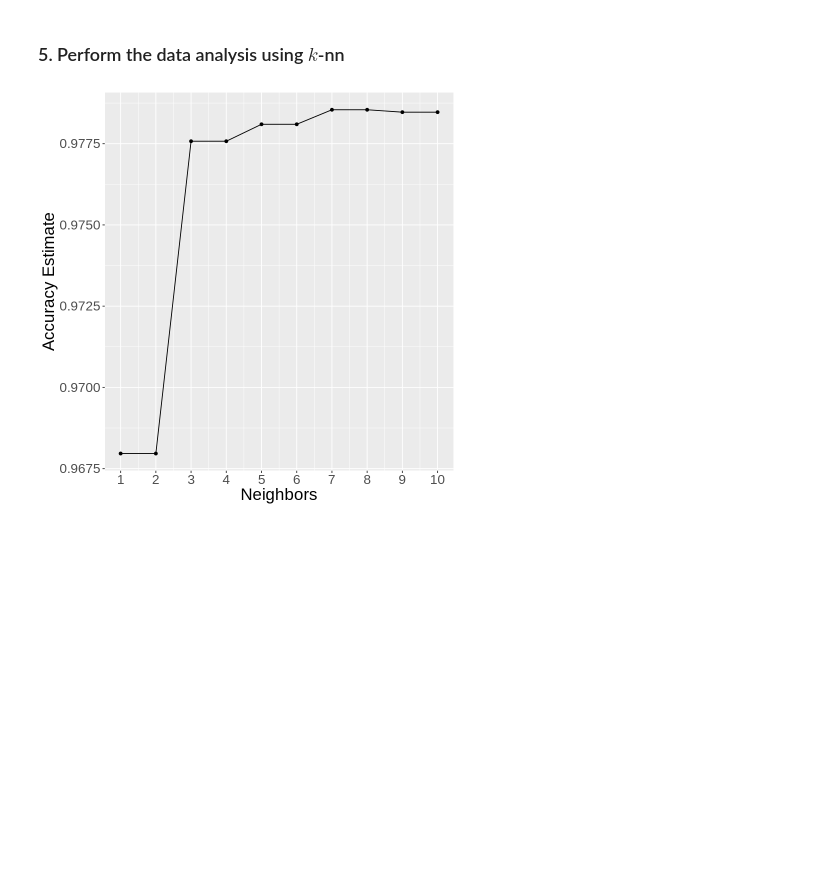
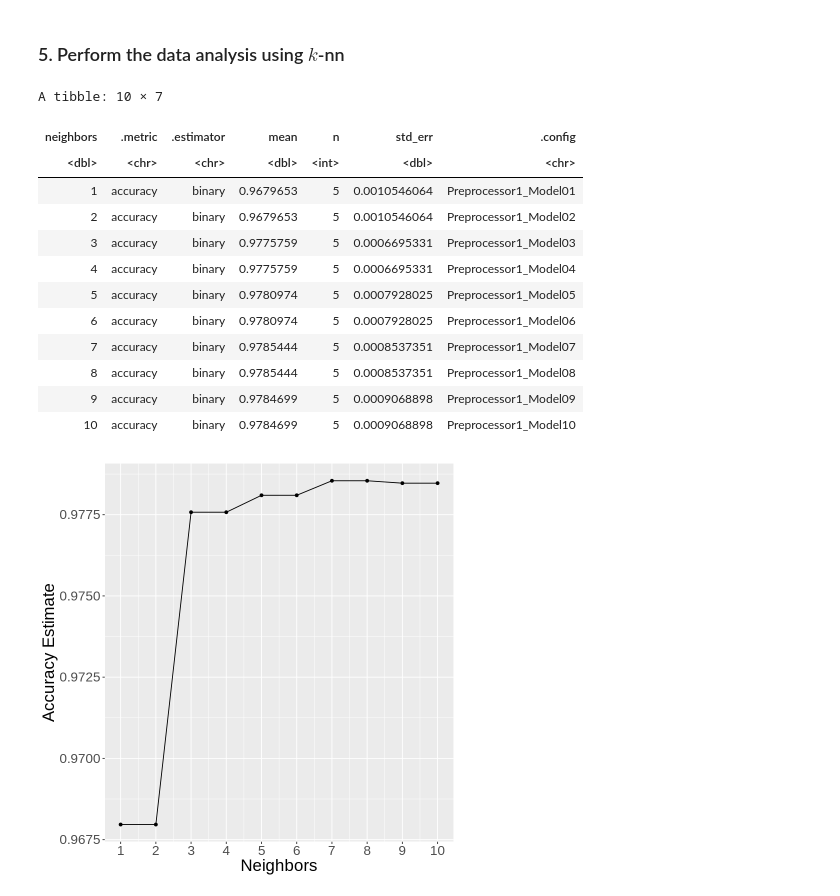
Before and after one commit to susanyliu/dsci100-project144new, a Jupyter notebook: Pulsar_star_project-2.ipynb, the cells around one changed output. Drawn from its saved outputs; the diff is of its cells as text; code cells hidden in the pictures; blank space fills up the shorter version.

```diff
--- a/Pulsar_star_project-2.ipynb
+++ b/Pulsar_star_project-2.ipynb
@@ -250,11 +257,27 @@ knn_spec <- nearest_neighbor(weight_func = "rectangular", neighbors = tune()) |>
 # %%
 set.seed(144)
 
 k_vals = tibble(neighbors = seq(from = 1, to = 10, by = 1))
 
-# tune grid
+# tune grid and find accuracies
 knn_results <- workflow() |>
      add_recipe(pulsar_recipe) |>
      add_model(knn_spec) |>
      tune_grid(resamples = pulsar_vfold, grid = k_vals) |>
-     collect_metrics()
+     collect_metrics() |>
+     filter(.metric == "accuracy")
+knn_results
+# %% [output]
+A tibble: 10 × 7
+| neighbors | .metric | .estimator | mean | n | std_err | .config |
+| <dbl> | <chr> | <chr> | <dbl> | <int> | <dbl> | <chr> |
+| 1 | accuracy | binary | 0.9679653 | 5 | 0.0010546064 | Preprocessor1_Model01 |
+| 2 | accuracy | binary | 0.9679653 | 5 | 0.0010546064 | Preprocessor1_Model02 |
+| 3 | accuracy | binary | 0.9775759 | 5 | 0.0006695331 | Preprocessor1_Model03 |
+| 4 | accuracy | binary | 0.9775759 | 5 | 0.0006695331 | Preprocessor1_Model04 |
+| 5 | accuracy | binary | 0.9780974 | 5 | 0.0007928025 | Preprocessor1_Model05 |
+| 6 | accuracy | binary | 0.9780974 | 5 | 0.0007928025 | Preprocessor1_Model06 |
+| 7 | accuracy | binary | 0.9785444 | 5 | 0.0008537351 | Preprocessor1_Model07 |
+| 8 | accuracy | binary | 0.9785444 | 5 | 0.0008537351 | Preprocessor1_Model08 |
+| 9 | accuracy | binary | 0.9784699 | 5 | 0.0009068898 | Preprocessor1_Model09 |
+| 10 | accuracy | binary | 0.9784699 | 5 | 0.0009068898 | Preprocessor1_Model10 |
```
Also changed, not shown: parts of 13 cells of this notebook.
